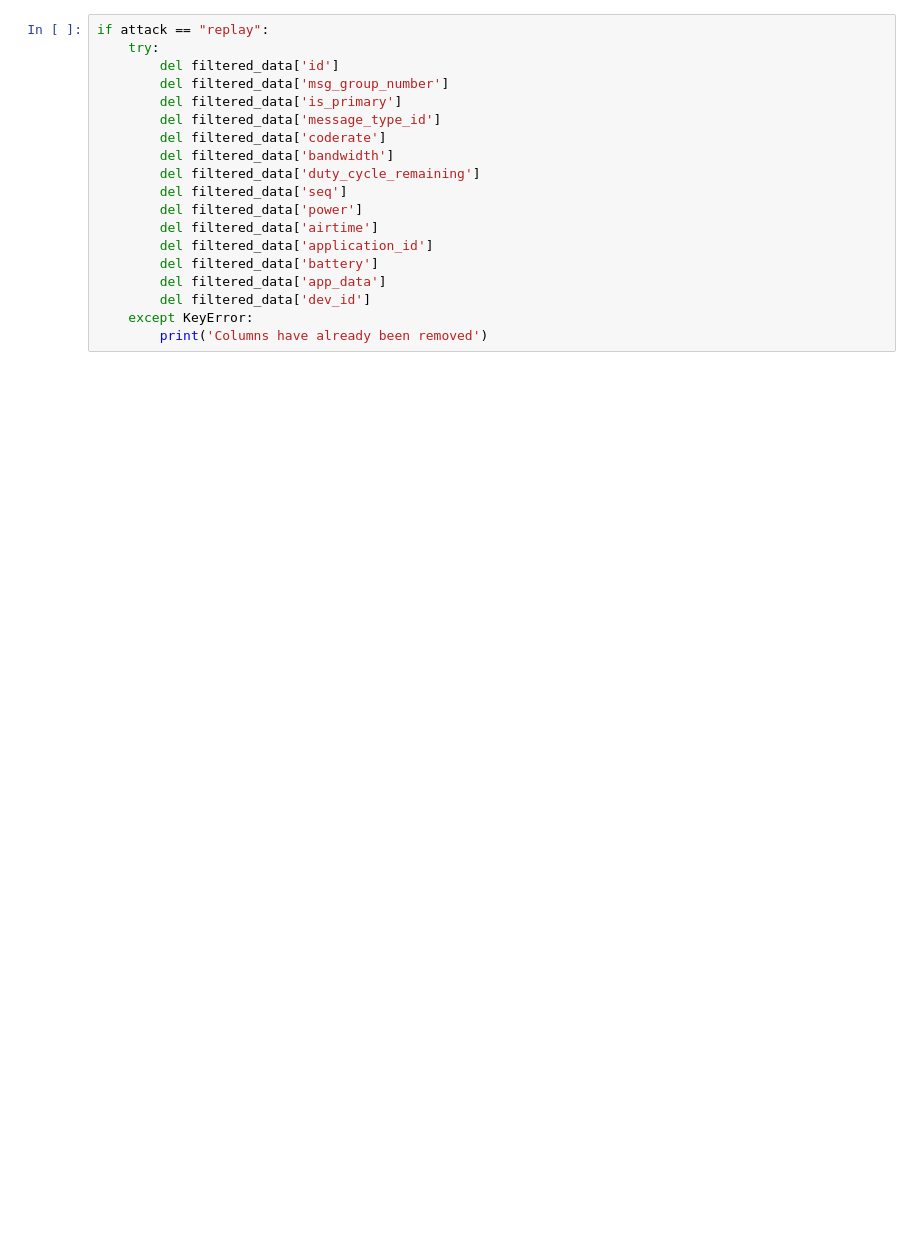
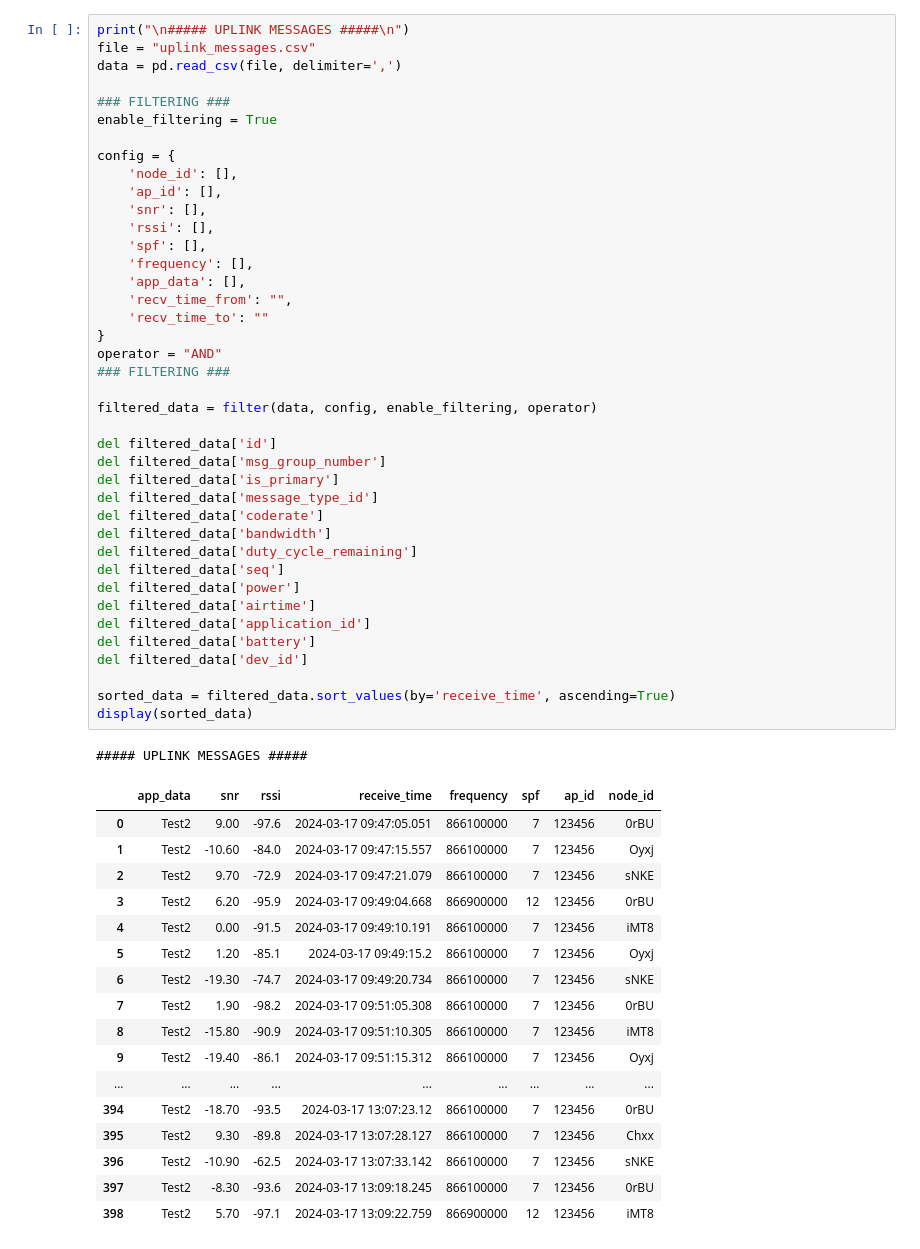
Before and after one commit to aondov/VulneLora, a Jupyter notebook: output/LoRa@FIIT/lorafiit_replay.ipynb, the cells around one changed output. Drawn from its saved outputs; the diff is of its cells as text; blank space fills up the shorter version.

Commit message:
Added visualization for some attacks

```diff
--- a/output/LoRa@FIIT/lorafiit_replay.ipynb
+++ b/output/LoRa@FIIT/lorafiit_replay.ipynb
@@ -79,19 +15,59 @@ display(data)
 # %%
-if attack == "replay":
-    try:
-        del filtered_data['id']
-        del filtered_data['msg_group_number']
-        del filtered_data['is_primary']
-        del filtered_data['message_type_id']
-        del filtered_data['coderate']
-        del filtered_data['bandwidth']
-        del filtered_data['duty_cycle_remaining']
-        del filtered_data['seq']
-        del filtered_data['power']
-        del filtered_data['airtime']
-        del filtered_data['application_id']
-        del filtered_data['battery']
-        del filtered_data['app_data']
-        del filtered_data['dev_id']
-    except KeyError:
-        print('Columns have already been removed')
+print("\n##### UPLINK MESSAGES #####\n")
+file = "uplink_messages.csv"
+data = pd.read_csv(file, delimiter=',')
+
+### FILTERING ###
+enable_filtering = True
+
+config = {
+    'node_id': [],
+    'ap_id': [],
+    'snr': [],
+    'rssi': [],
+    'spf': [],
+    'frequency': [],
+    'app_data': [],
+    'recv_time_from': "",
+    'recv_time_to': ""
+}
+operator = "AND"
+### FILTERING ###
+
+filtered_data = filter(data, config, enable_filtering, operator)
+
+del filtered_data['id']
+del filtered_data['msg_group_number']
+del filtered_data['is_primary']
+del filtered_data['message_type_id']
+del filtered_data['coderate']
+del filtered_data['bandwidth']
+del filtered_data['duty_cycle_remaining']
+del filtered_data['seq']
+del filtered_data['power']
+del filtered_data['airtime']
+del filtered_data['application_id']
+del filtered_data['battery']
+del filtered_data['dev_id']
+
+sorted_data = filtered_data.sort_values(by='receive_time', ascending=True)
+display(sorted_data)
+# %% [output]
+##### UPLINK MESSAGES #####
+|  | app_data | snr | rssi | receive_time | frequency | spf | ap_id | node_id |
+| 0 | Test2 | 9.00 | -97.6 | 2024-03-17 09:47:05.051 | 866100000 | 7 | 123456 | 0rBU |
+| 1 | Test2 | -10.60 | -84.0 | 2024-03-17 09:47:15.557 | 866100000 | 7 | 123456 | Oyxj |
+| 2 | Test2 | 9.70 | -72.9 | 2024-03-17 09:47:21.079 | 866100000 | 7 | 123456 | sNKE |
+| 3 | Test2 | 6.20 | -95.9 | 2024-03-17 09:49:04.668 | 866900000 | 12 | 123456 | 0rBU |
+| 4 | Test2 | 0.00 | -91.5 | 2024-03-17 09:49:10.191 | 866100000 | 7 | 123456 | iMT8 |
+| 5 | Test2 | 1.20 | -85.1 | 2024-03-17 09:49:15.2 | 866100000 | 7 | 123456 | Oyxj |
+| 6 | Test2 | -19.30 | -74.7 | 2024-03-17 09:49:20.734 | 866100000 | 7 | 123456 | sNKE |
+| 7 | Test2 | 1.90 | -98.2 | 2024-03-17 09:51:05.308 | 866100000 | 7 | 123456 | 0rBU |
+| 8 | Test2 | -15.80 | -90.9 | 2024-03-17 09:51:10.305 | 866100000 | 7 | 123456 | iMT8 |
+| 9 | Test2 | -19.40 | -86.1 | 2024-03-17 09:51:15.312 | 866100000 | 7 | 123456 | Oyxj |
+| ... | ... | ... | ... | ... | ... | ... | ... | ... |
+| 394 | Test2 | -18.70 | -93.5 | 2024-03-17 13:07:23.12 | 866100000 | 7 | 123456 | 0rBU |
+| 395 | Test2 | 9.30 | -89.8 | 2024-03-17 13:07:28.127 | 866100000 | 7 | 123456 | Chxx |
+| 396 | Test2 | -10.90 | -62.5 | 2024-03-17 13:07:33.142 | 866100000 | 7 | 123456 | sNKE |
+| 397 | Test2 | -8.30 | -93.6 | 2024-03-17 13:09:18.245 | 866100000 | 7 | 123456 | 0rBU |
+| 398 | Test2 | 5.70 | -97.1 | 2024-03-17 13:09:22.759 | 866900000 | 12 | 123456 | iMT8 |
```
Also changed, not shown: parts of 5 cells of this notebook, 31 other files.
